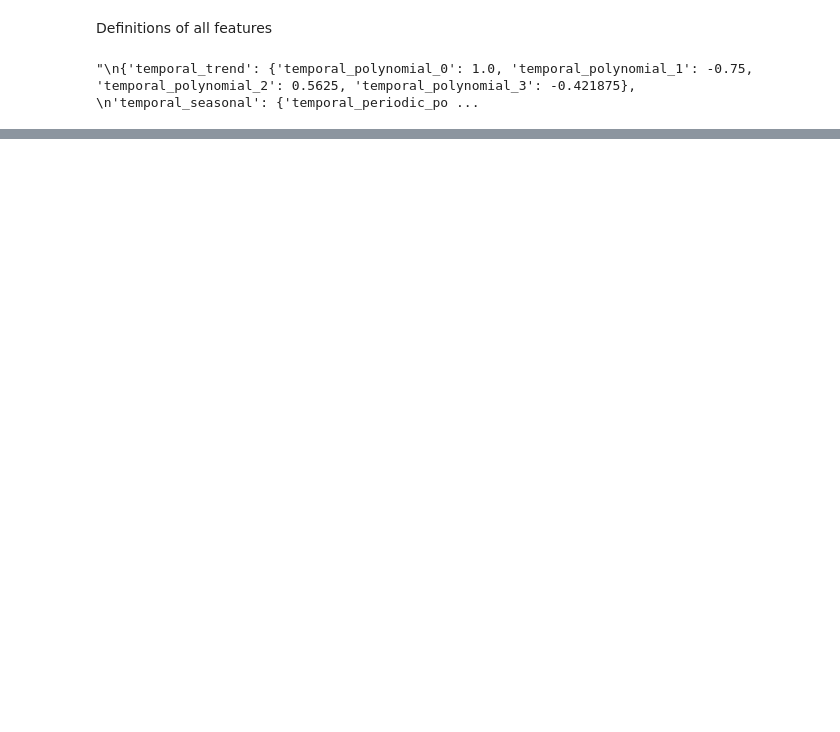
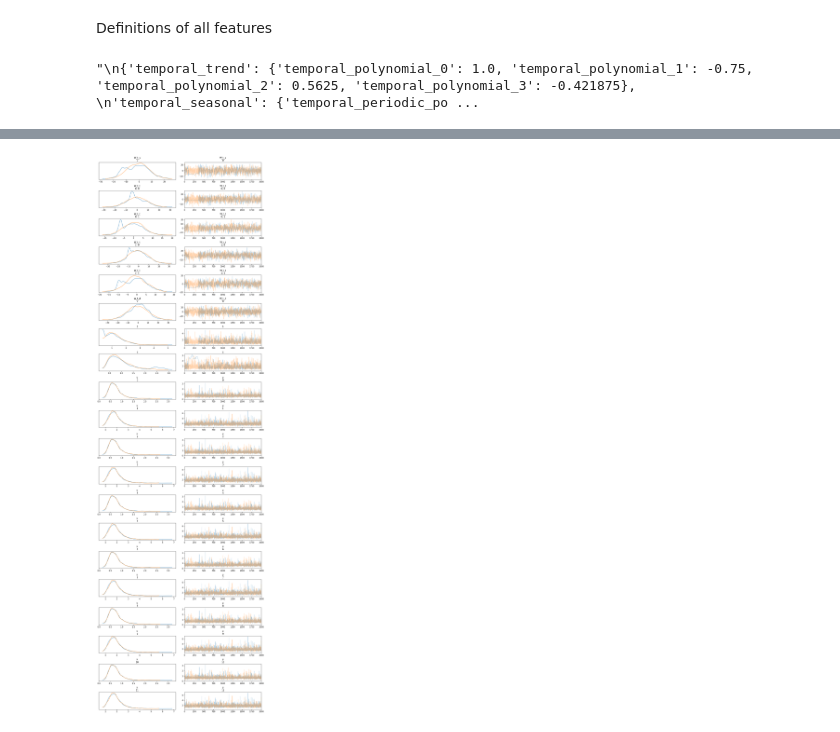
Before and after one commit to LaKrieger/BSTIM-Covid19, a Jupyter notebook: MinimalExample.ipynb, the cells around one changed output, grey strips where cells are left out. Cells and saved outputs as stored; diff of their text form; code cells hidden in the pictures; blank space fills up the shorter version.

Commit message:
Model works, same for sample parameters

```diff
--- a/MinimalExample.ipynb
+++ b/MinimalExample.ipynb
@@ -342,7 +359,7 @@ def model(features, data):
     exposure = features[4]
     days, counties = data.index, data.columns
 
-    log_exposure = np.log(exposure)#.values.astype(np.float32).ravel())
+    log_exposure = np.log(exposure).astype(np.float32).ravel()
     num_obs = np.prod(target.shape)
     num_t_s = T_S.shape[1]
     num_t_t = T_T.shape[1]
@@ -379,7 +396,7 @@ def model(features, data):
         expanded_Wtt = tt.tile(
             W_t_t.reshape(shape=(1, num_counties, -1)), reps=(21, 1, 1)
         )
-        expanded_TT = np.reshape(T_T, newshape=(21, num_counties, 4)) # was 21, num_counties, 2 (why two? Why 4? )
+        expanded_TT = np.reshape(T_T, newshape=(21, num_counties, 2)) # was 21, num_counties, 2 (why two? Why 4? )
         result_TT = tt.flatten(tt.sum(expanded_TT * expanded_Wtt, axis=-1))
 
         # calculate mean rates
@@ -396,4 +413,6 @@ def model(features, data):
         # constrain to observations
         pm.NegativeBinomial("Y", mu=μ, alpha=α, observed=target)
     return model
+# %%
+features_for_model = get_features(target_train, demographic_selection)
 # %%
@@ -406,11 +422,12 @@ model = model(features_for_model, target_train)
 def sample_parameters(
         target,
         n_init=100,
-        samples=1000,
+        samples=2000,
         chains=2,
         init="advi",
-        target_accept=0.8,
-        max_treedepth=10,
+        target_accept=0.8, #was 0.8
+        max_treedepth=12, #was 10
+        cores = 1,
         **kwargs
     ):
         """
@@ -427,7 +444,7 @@ def sample_parameters(
         with model:
             # run!
             nuts = pm.step_methods.NUTS(
-                vars=self.params,
+                #vars= params,
                 target_accept=target_accept,
                 max_treedepth=max_treedepth,
             )
@@ -440,3 +457,5 @@ def sample_parameters(
                 **kwargs
             )
         return trace
+# %%
+trace = sample_parameters(target_train)
@@ -442,0 +468,5 @@ def sample_parameters(
+# %%
+az.plot_trace(trace)
+plt.savefig("Trace2.png")
+# %% [output]
+[figure, added]
```
Also changed, not shown: parts of 21 cells of this notebook, 2 other files.
